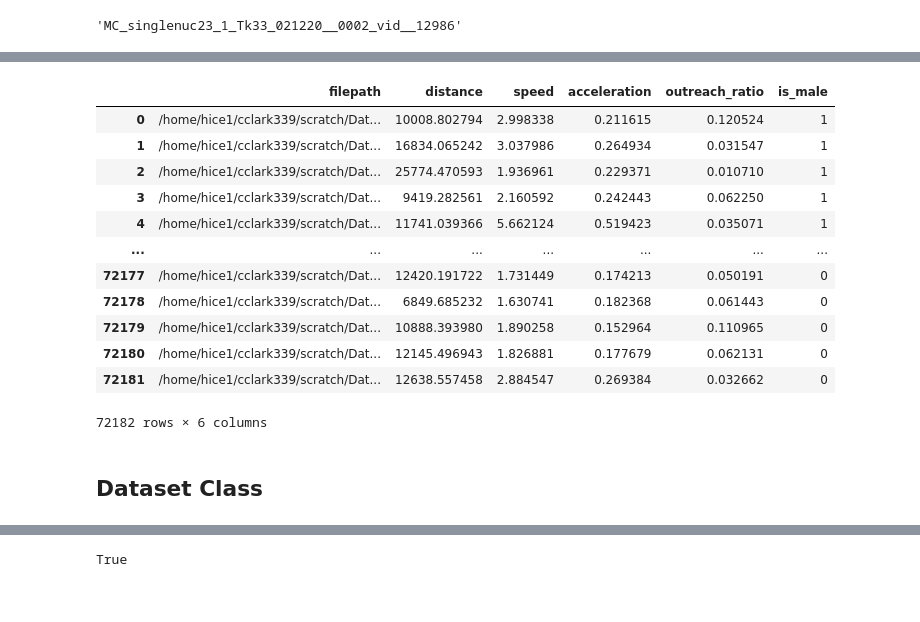
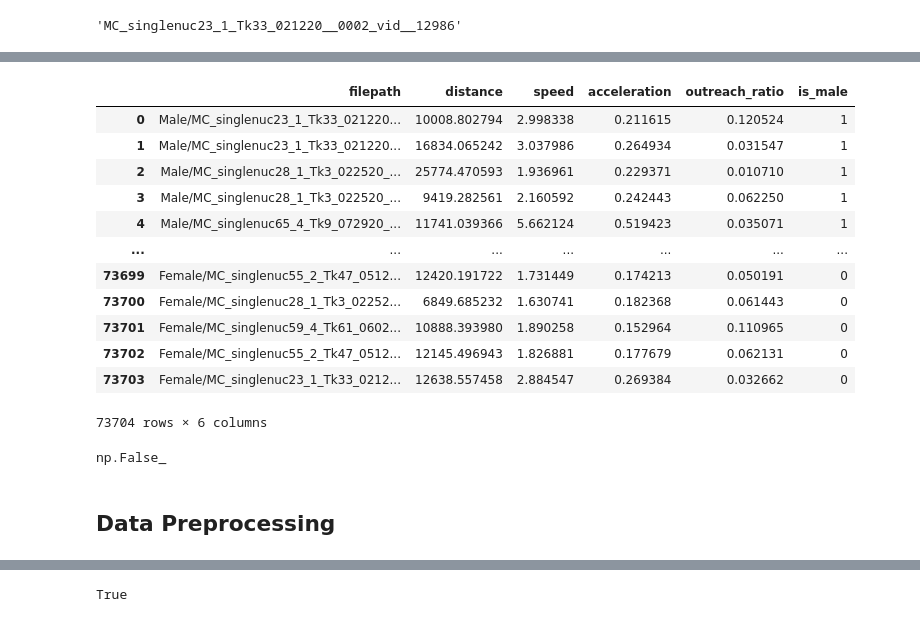
Before and after one commit to Human-Augment-Analytics/Bio-Boost, a Jupyter notebook: scripts/modeling/temporal_features_and_dt.ipynb, the cells around one changed output, grey strips where cells are left out. Drawn from its saved outputs; the diff is of its cells as text; code cells hidden in the pictures.

```diff
--- a/scripts/modeling/temporal_features_and_dt.ipynb
+++ b/scripts/modeling/temporal_features_and_dt.ipynb
@@ -1433,7 +1433,11 @@ import os
 
 from ultralytics import YOLO
 # %%
-BASE_PATH = '/home/hice1/cclark339/scratch/Data/single_nuc_1/raw_data/training_data/YOLOV5_Cls_Manual_Videos/val/' # change "val" to "train" if needed
+SINGLE_NUC_1_PATH = '/home/hice1/cclark339/scratch/Data/single_nuc_1/'
+BASE_PATH = '/home/hice1/cclark339/scratch/Data/single_nuc_1/raw_data/training_data/YOLOV5_Cls_Manual_Videos/'
+
+TRAIN_PATH = BASE_PATH + 'train/'
+VALID_PATH = BASE_PATH + 'val/'
 
 MALE_PATH = BASE_PATH + 'Male/'
 FEMALE_PATH = BASE_PATH + 'Female/'
@@ -1508,45 +1512,46 @@ comparison_df.loc[comparison_df['id'] == tmp]
 # %%
 total_df = []
 
 for img in all_imgs:
     track_id = '__'.join(img.split('__')[:-1])
     tmp_df = comparison_df.loc[comparison_df['id'] == track_id]
-
-    if tmp_df.shape[0] == 0:
-        continue
 
     # temporal features
     outreach = tmp_df['outreach_ratio'].iloc[0]
     distance = tmp_df['distance_traveled'].iloc[0]
     speed = tmp_df['speed'].iloc[0]
     acceleration = tmp_df['mean_acceleration'].iloc[0]
 
     # image features
     is_male = tmp_df['is_male'].iloc[0]
-    img_path = (MALE_PATH + img) if is_male else (FEMALE_PATH + img)
+    img_path = ('Male/' + img) if is_male else ('Female/' + img)
 
     total_df.append([img_path, distance, speed, acceleration, outreach, is_male])
 
 total_df = pd.DataFrame.from_records(total_df, columns=['filepath', 'distance', 'speed', 'acceleration', 'outreach_ratio', 'is_male'])
+total_df
+# %% [output]
+|  | filepath | distance | speed | acceleration | outreach_ratio | is_male |
+| 0 | Male/MC_singlenuc23_1_Tk33_021220... | 10008.802794 | 2.998338 | 0.211615 | 0.120524 | 1 |
+| 1 | Male/MC_singlenuc23_1_Tk33_021220... | 16834.065242 | 3.037986 | 0.264934 | 0.031547 | 1 |
+| 2 | Male/MC_singlenuc28_1_Tk3_022520_... | 25774.470593 | 1.936961 | 0.229371 | 0.010710 | 1 |
+| 3 | Male/MC_singlenuc28_1_Tk3_022520_... | 9419.282561 | 2.160592 | 0.242443 | 0.062250 | 1 |
+| 4 | Male/MC_singlenuc65_4_Tk9_072920_... | 11741.039366 | 5.662124 | 0.519423 | 0.035071 | 1 |
+| ... | ... | ... | ... | ... | ... | ... |
+| 73699 | Female/MC_singlenuc55_2_Tk47_0512... | 12420.191722 | 1.731449 | 0.174213 | 0.050191 | 0 |
+| 73700 | Female/MC_singlenuc28_1_Tk3_02252... | 6849.685232 | 1.630741 | 0.182368 | 0.061443 | 0 |
+| 73701 | Female/MC_singlenuc59_4_Tk61_0602... | 10888.393980 | 1.890258 | 0.152964 | 0.110965 | 0 |
+| 73702 | Female/MC_singlenuc55_2_Tk47_0512... | 12145.496943 | 1.826881 | 0.177679 | 0.062131 | 0 |
+| 73703 | Female/MC_singlenuc23_1_Tk33_0212... | 12638.557458 | 2.884547 | 0.269384 | 0.032662 | 0 |
+73704 rows × 6 columns
+# %%
+total_df.isnull().values.any()
+# %% [output]
+np.False_
 # %%
 total_df.to_csv('/home/hice1/cclark339/scratch/Data/single_nuc_1/validation_set.csv')
-total_df
-# %% [output]
-|  | filepath | distance | speed | acceleration | outreach_ratio | is_male |
-| 0 | /home/hice1/cclark339/scratch/Dat... | 10008.802794 | 2.998338 | 0.211615 | 0.120524 | 1 |
-| 1 | /home/hice1/cclark339/scratch/Dat... | 16834.065242 | 3.037986 | 0.264934 | 0.031547 | 1 |
-| 2 | /home/hice1/cclark339/scratch/Dat... | 25774.470593 | 1.936961 | 0.229371 | 0.010710 | 1 |
-| 3 | /home/hice1/cclark339/scratch/Dat... | 9419.282561 | 2.160592 | 0.242443 | 0.062250 | 1 |
-| 4 | /home/hice1/cclark339/scratch/Dat... | 11741.039366 | 5.662124 | 0.519423 | 0.035071 | 1 |
-| ... | ... | ... | ... | ... | ... | ... |
-| 72177 | /home/hice1/cclark339/scratch/Dat... | 12420.191722 | 1.731449 | 0.174213 | 0.050191 | 0 |
-| 72178 | /home/hice1/cclark339/scratch/Dat... | 6849.685232 | 1.630741 | 0.182368 | 0.061443 | 0 |
-| 72179 | /home/hice1/cclark339/scratch/Dat... | 10888.393980 | 1.890258 | 0.152964 | 0.110965 | 0 |
-| 72180 | /home/hice1/cclark339/scratch/Dat... | 12145.496943 | 1.826881 | 0.177679 | 0.062131 | 0 |
-| 72181 | /home/hice1/cclark339/scratch/Dat... | 12638.557458 | 2.884547 | 0.269384 | 0.032662 | 0 |
-72182 rows × 6 columns
 # %% [markdown]
-## Dataset Class
+## Data Preprocessing
 # %%
 from torch.utils.data import Dataset, DataLoader
 from ultralytics.data.augment import LetterBox
```
Also changed, not shown: parts of 50 cells of this notebook.
